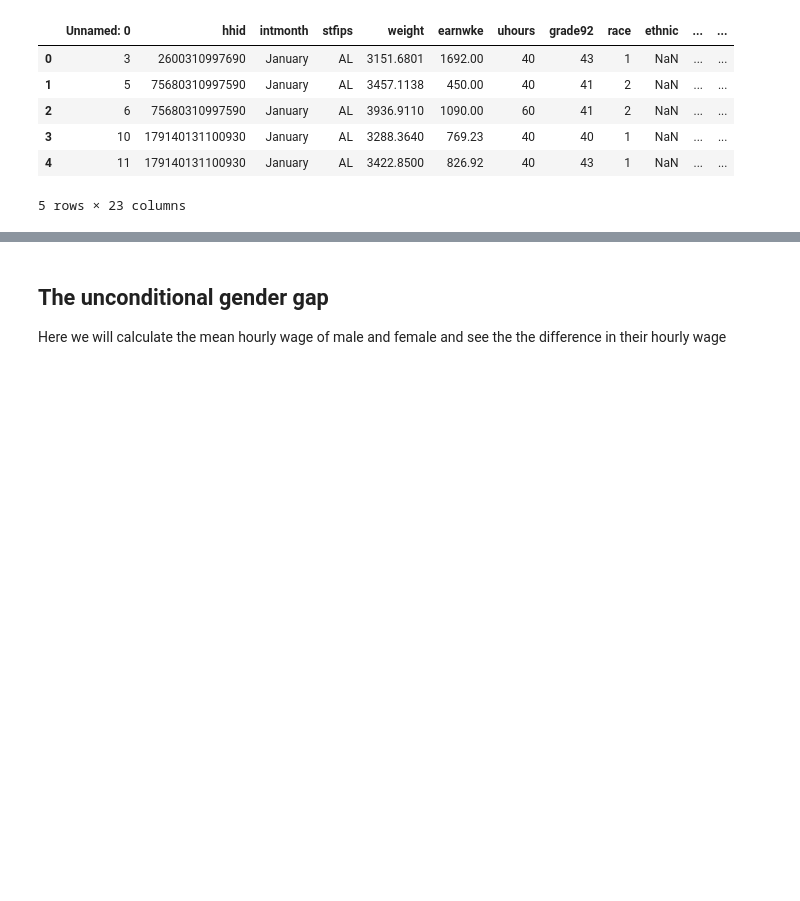
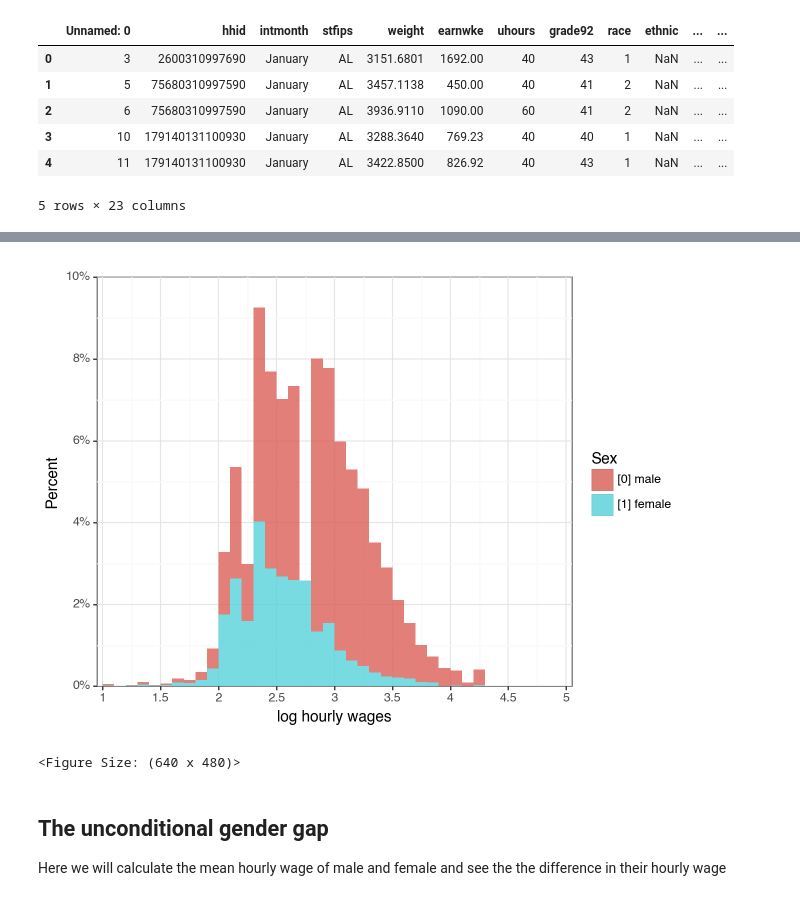
Before and after one commit to viethngn/CEU_MSc_BA_ECBS5142_Data_Analysis_2, a Jupyter notebook: assignment1/assignment1.ipynb, the cells around one changed output, grey strips where cells are left out. Drawn from its saved outputs; the diff is of its cells as text; code cells hidden in the pictures; blank space fills up the shorter version.

Commit message:
Add the codes for the analysis and the histogram

```diff
--- a/assignment1/assignment1.ipynb
+++ b/assignment1/assignment1.ipynb
@@ -134,3 +110,28 @@ comp_sample.loc[:, ["earnwke", "uhours", "hourly_wage", "ln_wage"]].describe()
+# %%
+(
+    ggplot(comp_sample, aes(x="ln_wage", y="stat(count)/sum(stat(count))", fill='factor(sex_text)'))
+    + geom_histogram(
+        binwidth=0.1,
+        boundary=0,
+        size=0.25,
+        alpha=0.8,
+        show_legend=True,
+        na_rm=True,
+    )
+    + labs(x="log hourly wages", y="Percent", fill="Sex")
+    + expand_limits(x=0.01, y=0.01)
+    + scale_x_continuous(expand=(0.01, 0.01), limits=(1, 5), breaks=seq(1, 5, 0.5))
+    + scale_y_continuous(
+        expand=(0.0, 0.0),
+        limits=(0, 0.1),
+        breaks=seq(0, 0.1, 0.02),
+        labels=percent_format(), #mizani
+    )
+    + theme_bw()
+)
+# %% [output]
+[figure, added]
+<Figure Size: (640 x 480)>
 # %% [markdown]
 ## The unconditional gender gap
 
```
Also changed, not shown: parts of 16 cells of this notebook, 2 other files.
